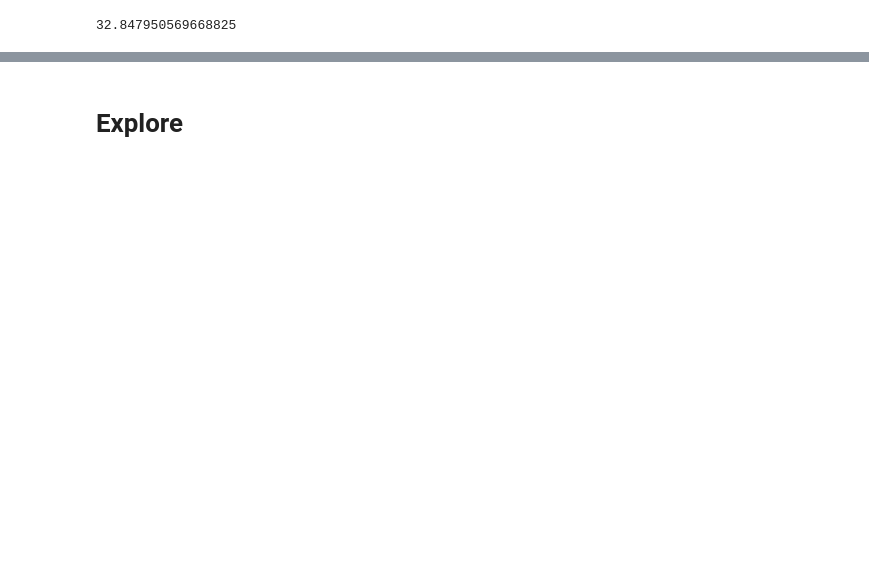
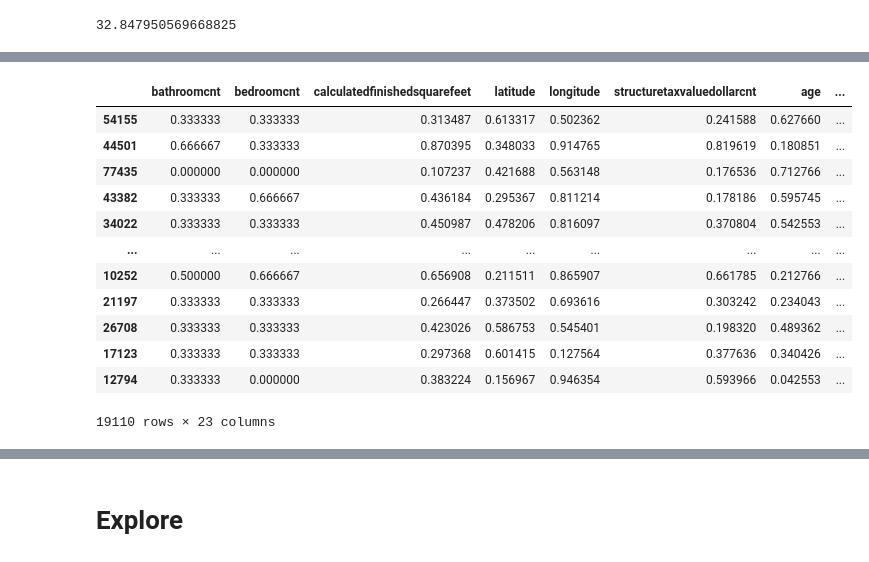
Before and after one commit to cindyvillanuevads/zillow_clustering_project, a Jupyter notebook: zillow_initial.ipynb, the cells around one changed output, grey strips where cells are left out. Saved outputs shown, nothing was run; the diff lists cells and outputs as text; code cells hidden in the pictures; blank space fills up the shorter version.

```diff
--- a/zillow_initial.ipynb
+++ b/zillow_initial.ipynb
@@ -456,2 +268,16 @@ train_scaled_df, validate_scaled_df, test_scaled_df = p.scaled_df( train , valid
 # %%
-train_scaled_df
+train_scaled_df.head()
+# %% [output]
+|  | bathroomcnt | bedroomcnt | calculatedfinishedsquarefeet | latitude | longitude | structuretaxvaluedollarcnt | age | ... |
+| 54155 | 0.333333 | 0.333333 | 0.313487 | 0.613317 | 0.502362 | 0.241588 | 0.627660 | ... |
+| 44501 | 0.666667 | 0.333333 | 0.870395 | 0.348033 | 0.914765 | 0.819619 | 0.180851 | ... |
+| 77435 | 0.000000 | 0.000000 | 0.107237 | 0.421688 | 0.563148 | 0.176536 | 0.712766 | ... |
+| 43382 | 0.333333 | 0.666667 | 0.436184 | 0.295367 | 0.811214 | 0.178186 | 0.595745 | ... |
+| 34022 | 0.333333 | 0.333333 | 0.450987 | 0.478206 | 0.816097 | 0.370804 | 0.542553 | ... |
+| ... | ... | ... | ... | ... | ... | ... | ... | ... |
+| 10252 | 0.500000 | 0.666667 | 0.656908 | 0.211511 | 0.865907 | 0.661785 | 0.212766 | ... |
+| 21197 | 0.333333 | 0.333333 | 0.266447 | 0.373502 | 0.693616 | 0.303242 | 0.234043 | ... |
+| 26708 | 0.333333 | 0.333333 | 0.423026 | 0.586753 | 0.545401 | 0.198320 | 0.489362 | ... |
+| 17123 | 0.333333 | 0.333333 | 0.297368 | 0.601415 | 0.127564 | 0.377636 | 0.340426 | ... |
+| 12794 | 0.333333 | 0.000000 | 0.383224 | 0.156967 | 0.946354 | 0.593966 | 0.042553 | ... |
+19110 rows × 23 columns
```
Also changed, not shown: parts of 38 cells of this notebook.
